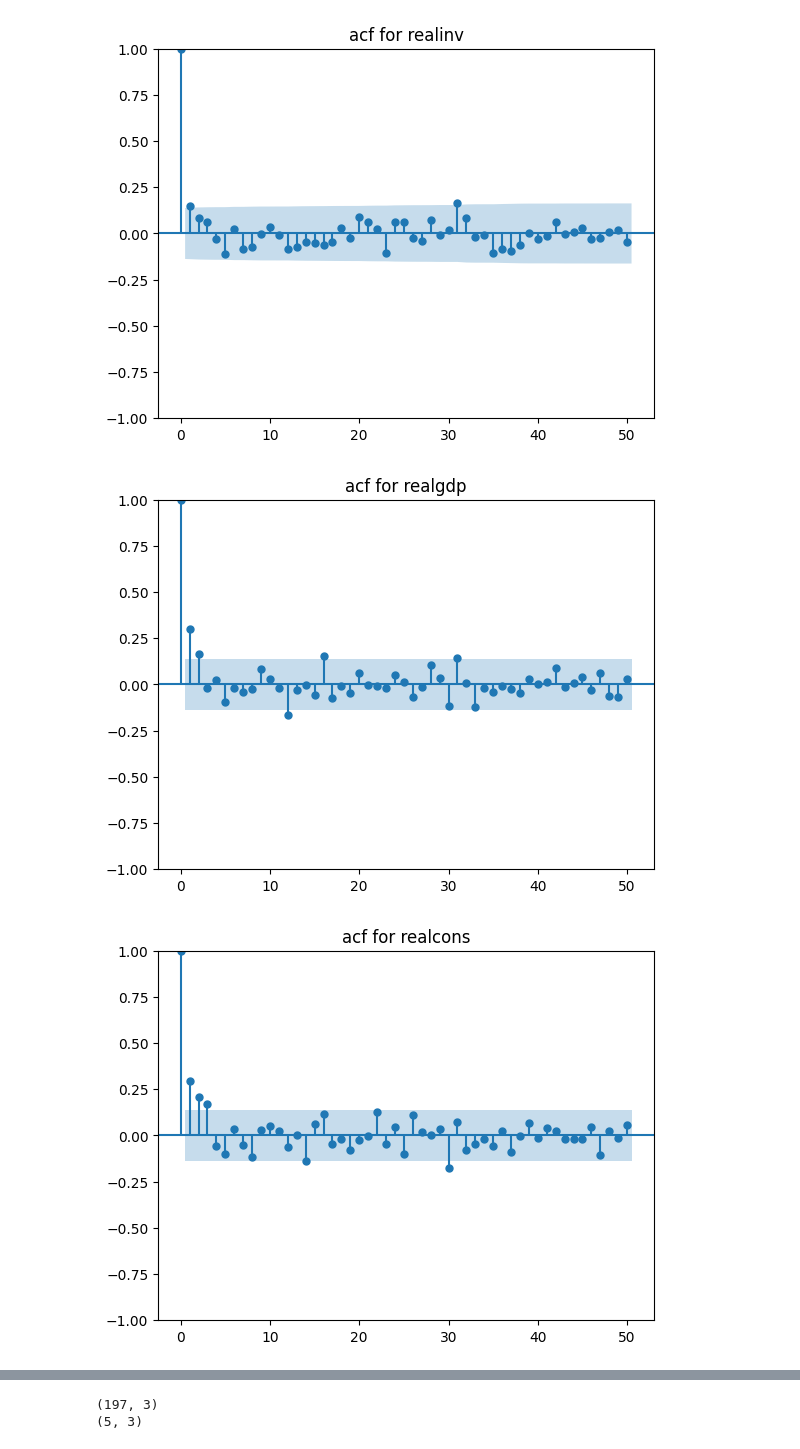
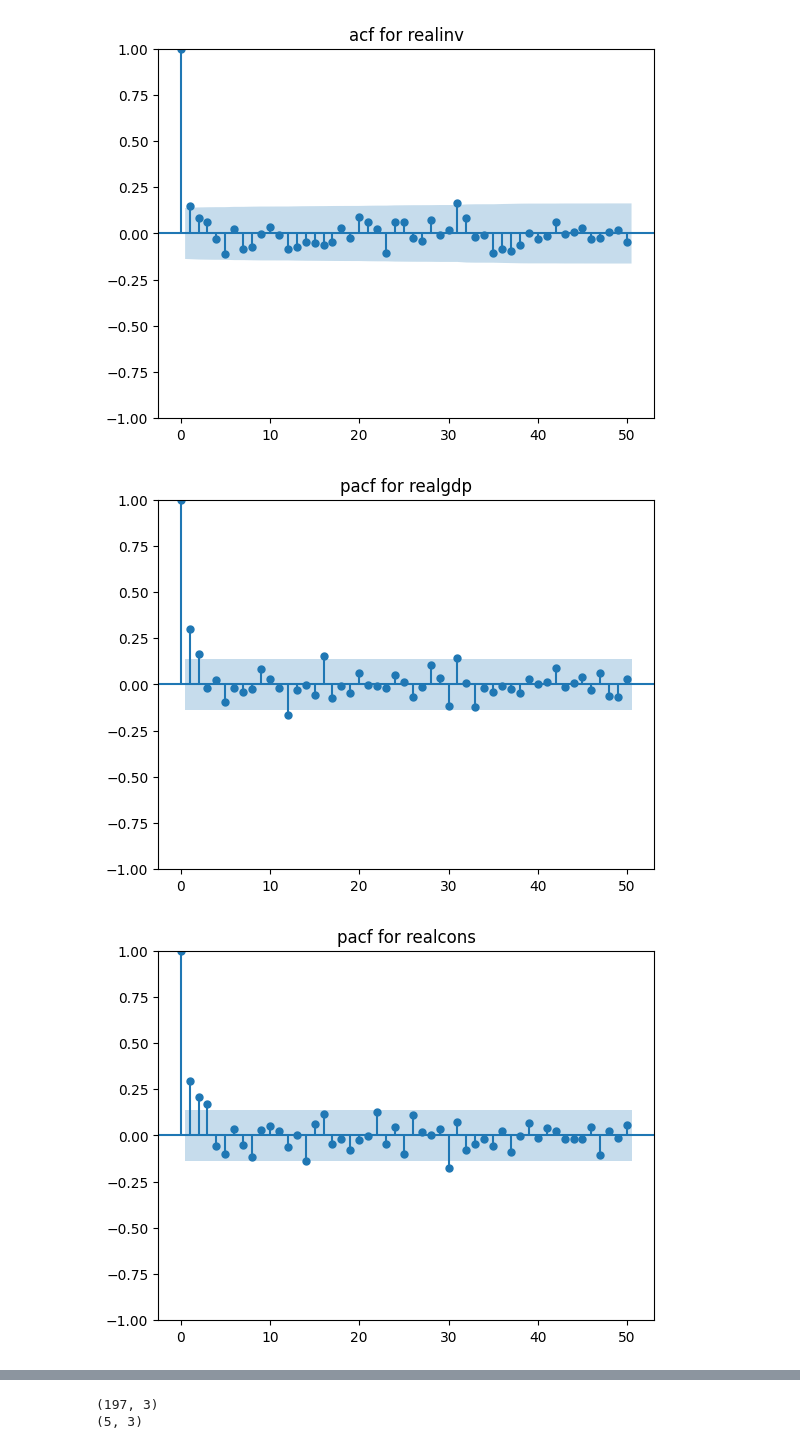
Before and after one commit to HyunsungRyu/AI_TimeSeries, a Jupyter notebook: market_pred.ipynb, the cells around one changed output, grey strips where cells are left out. Drawn from its saved outputs; the diff is of its cells as text; code cells hidden in the pictures.

```diff
--- a/market_pred.ipynb
+++ b/market_pred.ipynb
@@ -97,9 +97,9 @@ for i in data:
 # %%
 from statsmodels.graphics.tsaplots import plot_pacf
 for i in data:
     plot_pacf(data[i], lags=50)
-    plt.title(f"acf for {i}")
+    plt.title(f"pacf for {i}")
     plt.show()
 # %% [output]
-[figure, old version]
+[figure, new version]
-[figure, old version]
+[figure, new version]
```
Also changed, not shown: parts of 11 cells of this notebook.
